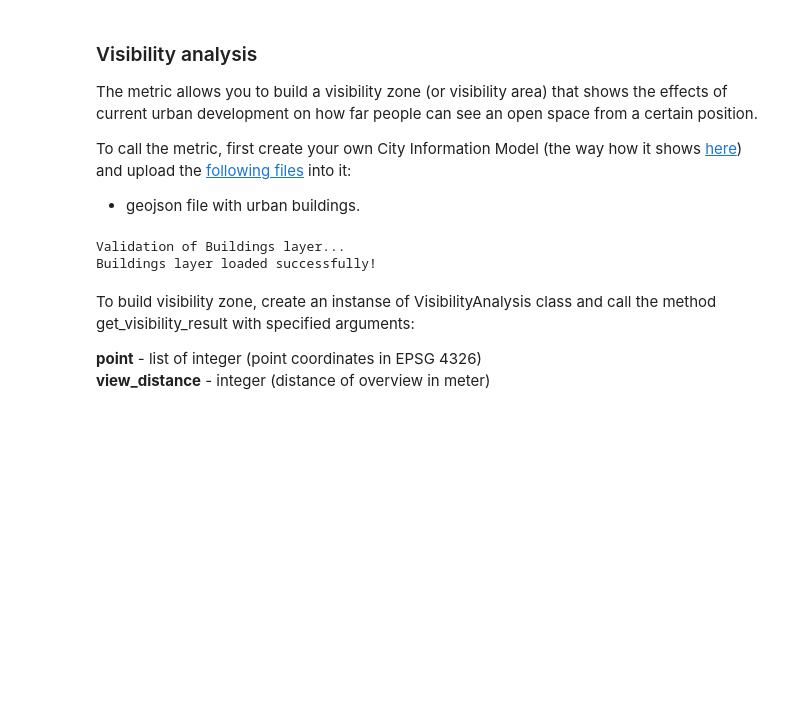
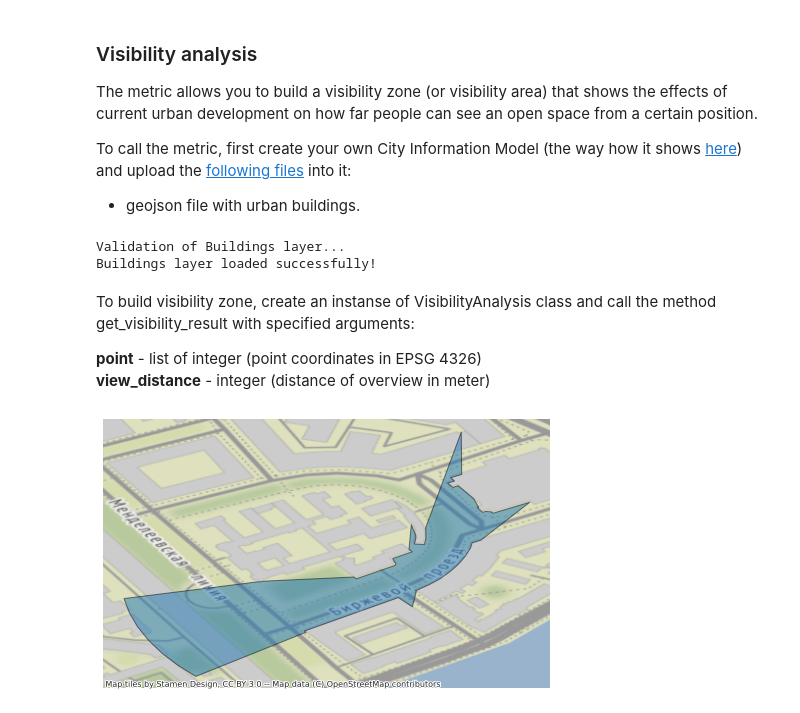
Before and after one commit to iduprojects/CityGeoTools, a Jupyter notebook: notebook_examples/visibility_analysis.ipynb, the cells around one changed output. Saved outputs shown, nothing was run; the diff lists cells and outputs as text; code cells hidden in the pictures; blank space fills up the shorter version.

```diff
--- a/notebook_examples/visibility_analysis.ipynb
+++ b/notebook_examples/visibility_analysis.ipynb
@@ -42,6 +43,12 @@ point = utils.request_points_project(point, set_crs=4326, to_crs=32636)[0]
 if city_model.methods.if_method_available("visibility_analysis"):
     visibility_zone = CityMetrics.VisibilityAnalysis(city_model).get_visibility_result(point=point, view_distance=250)
     visibility_zone_gdf = gpd.GeoDataFrame.from_features(visibility_zone).set_crs(4326)
+# %%
+ax = visibility_zone_gdf.plot(figsize=(8, 8), alpha=0.5, edgecolor='k')
+cx.add_basemap(ax, crs=visibility_zone_gdf.crs, zoom=16)
+ax.set_axis_off()
+# %% [output]
+[figure, added]
 # %%
 map = folium.Map(location = [59.942, 30.303], zoom_start = 17, tiles='CartoDB positron')
 geo_j = folium.GeoJson(data=visibility_zone_gdf, style_function=lambda x: {'fillColor': 'orange'})
```
Also changed, not shown: parts of 1 cell of this notebook.
